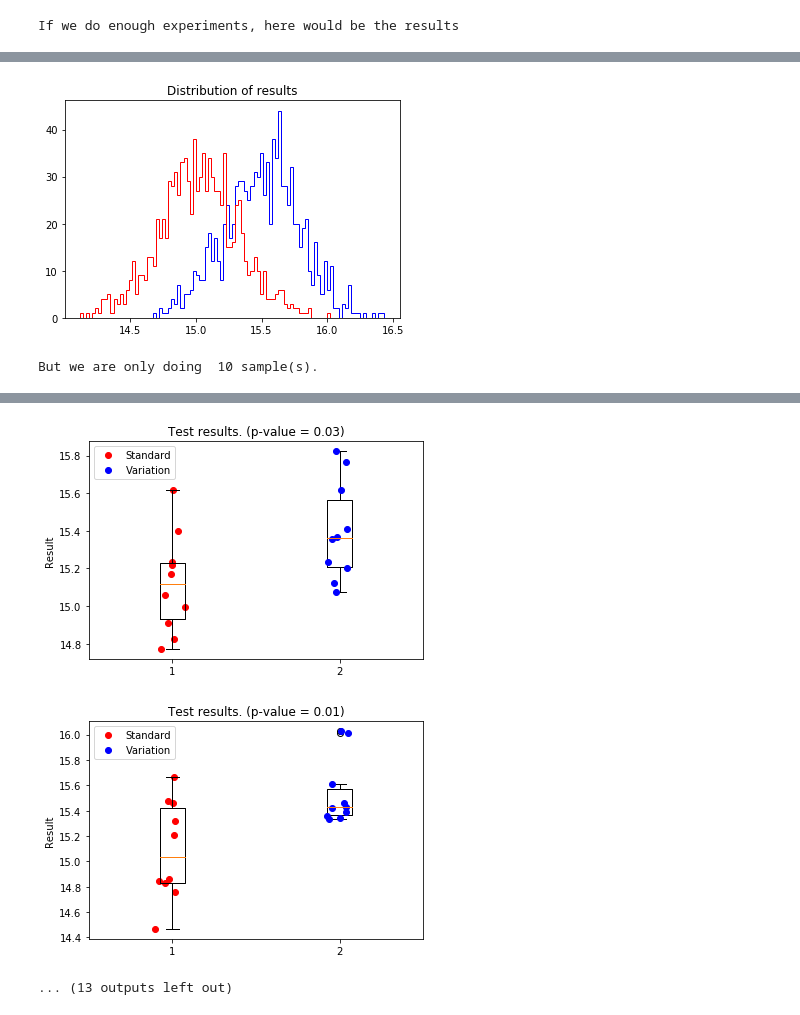
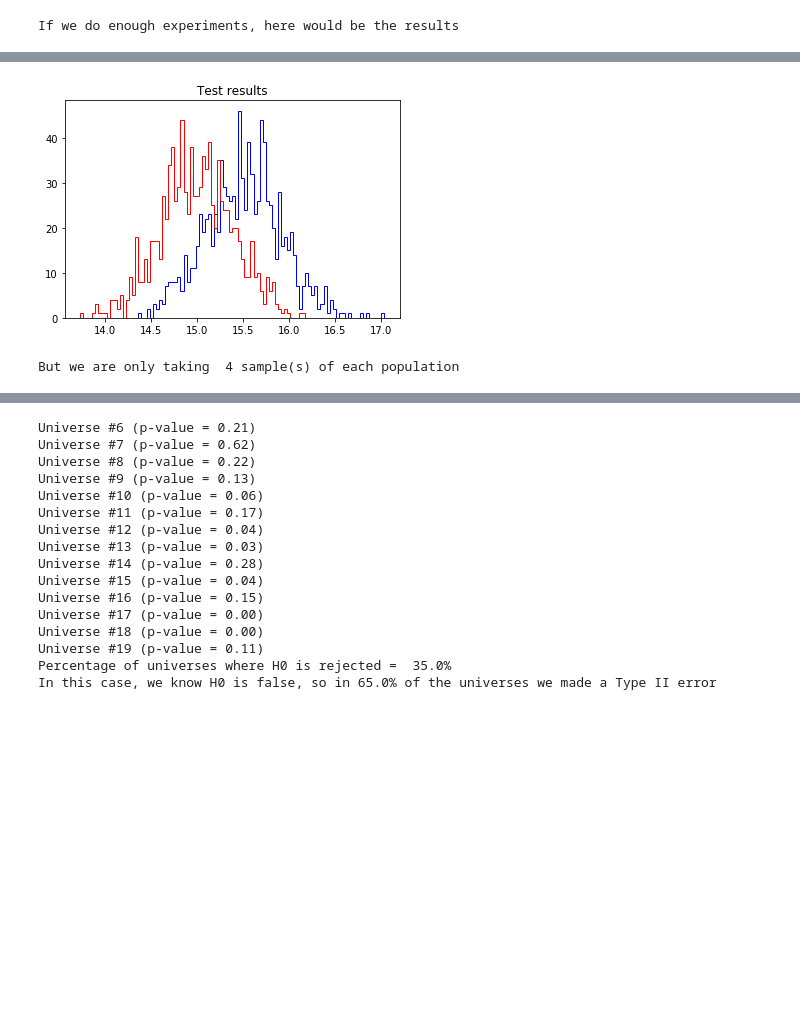
Before and after one commit to NathanUNSW/StatsLecture, a Jupyter notebook: Statistics Hypothesis testing.ipynb, the cells around one changed output, grey strips where cells are left out. Saved outputs shown, nothing was run; the diff lists cells and outputs as text; code cells hidden in the pictures; blank space fills up the shorter version.

```diff
--- a/Statistics Hypothesis testing.ipynb
+++ b/Statistics Hypothesis testing.ipynb
@@ -118,6 +168,6 @@ But we are only doing  10 sample(s).
 # %%
 # One way to improve your chances of disproving H0
 # Reduce the amount of noise (uncontrolled variation)
-simulate_experiment(u1=15,diff=0.5,sd1=0.3, sd2=0.3, n=10, num_runs=20)
+simulate_experiment(u1=15,diff=0.5,sd1=0.4, sd2=0.4, n=4, num_universes=20,graph_universes=5)
 # %% [output]
 If we do enough experiments, here would be the results
@@ -125,2 +175,2 @@ If we do enough experiments, here would be the results
-[figure, old version]
+[figure, new version]
-But we are only doing  10 sample(s).
+But we are only taking  4 sample(s) of each population
@@ -133,3 +183,16 @@ But we are only doing  10 sample(s).
-[figure, removed]
-[figure, removed]
-... (13 outputs left out)
+Universe #6 (p-value = 0.21)
+Universe #7 (p-value = 0.62)
+Universe #8 (p-value = 0.22)
+Universe #9 (p-value = 0.13)
+Universe #10 (p-value = 0.06)
+Universe #11 (p-value = 0.17)
+Universe #12 (p-value = 0.04)
+Universe #13 (p-value = 0.03)
+Universe #14 (p-value = 0.28)
+Universe #15 (p-value = 0.04)
+Universe #16 (p-value = 0.15)
+Universe #17 (p-value = 0.00)
+Universe #18 (p-value = 0.00)
+Universe #19 (p-value = 0.11)
+Percentage of universes where H0 is rejected =  35.0%
+In this case, we know H0 is false, so in 65.0% of the universes we made a Type II error
```
Also changed, not shown: parts of 9 cells of this notebook.
